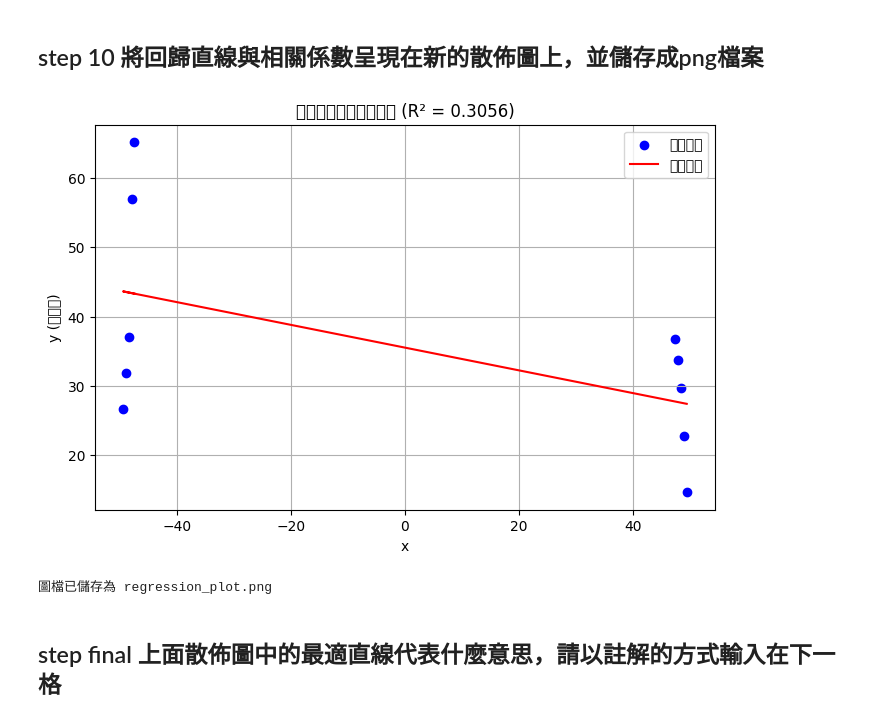
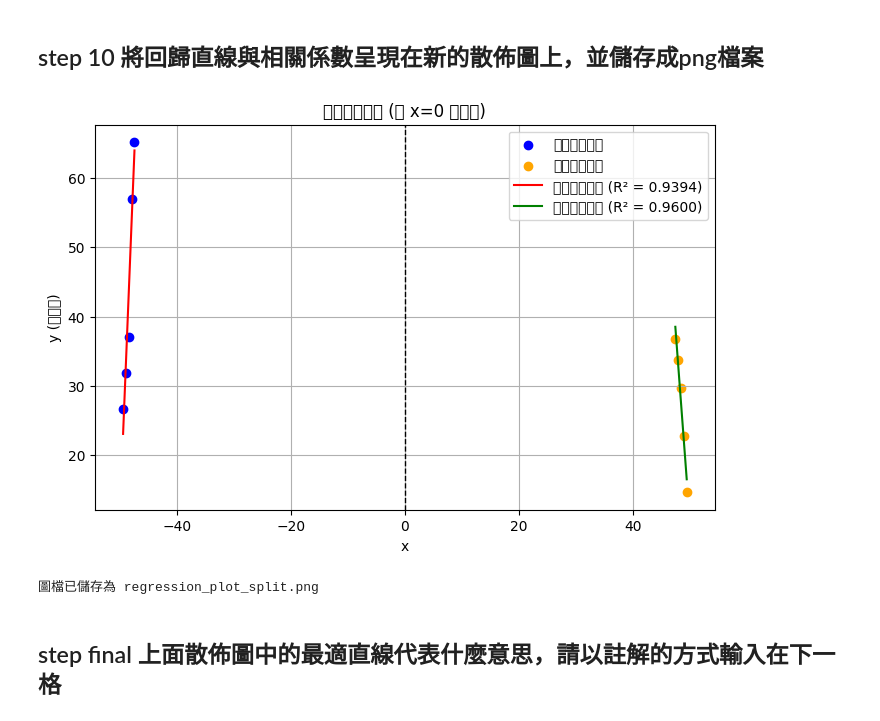
Before and after one commit to 11335184/HOUSE, a Jupyter notebook: 21002report.ipynb, the cells around one changed output. Cells and saved outputs as stored; diff of their text form; code cells hidden in the pictures.

```diff
--- a/21002report.ipynb
+++ b/21002report.ipynb
@@ -187,42 +187,67 @@ R^2 = 0.3056
 # %%
 import numpy as np
 import matplotlib.pyplot as plt
 
 # 假設已有以下變數（前面步驟的結果）
 x = np.array([49.5,49,48.5,48,47.5,-49.5,-49,-48.5,-48,-47.5])
 row_mean = np.array([14.6875,22.85,29.75,33.6875,36.75,26.625,31.8125,37.125,56.9375,65.15])
 
+# 設計矩陣 G，並計算回歸參數
 G = np.column_stack((np.ones_like(x), x))
 d = row_mean
 
-# 計算回歸參數
-m = np.linalg.inv(G.T @ G) @ G.T @ d
+# 分割左右資料
+left_mask = x < 0
+right_mask = x > 0
 
-# 計算預測值
-y_pred = m[0] + m[1] * x
+# 左邊資料回歸
+x_left = x[left_mask]
+y_left = row_mean[left_mask]
+G_left = np.column_stack((np.ones_like(x_left), x_left))
+m_left = np.linalg.inv(G_left.T @ G_left) @ G_left.T @ y_left
+y_pred_left = m_left[0] + m_left[1] * x_left
 
-# 計算 R^2
-rss = np.sum((row_mean - y_pred)**2)
-tss = np.sum((row_mean - np.mean(row_mean))**2)
-R2 = 1 - rss / tss
+# 右邊資料回歸
+x_right = x[right_mask]
+y_right = row_mean[right_mask]
+G_right = np.column_stack((np.ones_like(x_right), x_right))
+m_right = np.linalg.inv(G_right.T @ G_right) @ G_right.T @ y_right
+y_pred_right = m_right[0] + m_right[1] * x_right
+
+# 計算 R² (左邊)
+rss_left = np.sum((y_left - y_pred_left)**2)
+tss_left = np.sum((y_left - np.mean(y_left))**2)
+R2_left = 1 - rss_left / tss_left
+
+# 計算 R² (右邊)
+rss_right = np.sum((y_right - y_pred_right)**2)
+tss_right = np.sum((y_right - np.mean(y_right))**2)
+R2_right = 1 - rss_right / tss_right
 
 # 繪圖
 plt.figure(figsize=(8,5))
-plt.scatter(x, row_mean, color='blue', label='觀測資料')
-plt.plot(x, y_pred, color='red', label='回歸直線')
-plt.title(f"回歸直線與資料散佈圖 (R² = {R2:.4f})")
+plt.scatter(x_left, y_left, color='blue', label='左側觀測資料')
+plt.scatter(x_right, y_right, color='orange', label='右側觀測資料')
+
+# 回歸直線
+plt.plot(x_left, y_pred_left, color='red', label=f'左側回歸直線 (R² = {R2_left:.4f})')
+plt.plot(x_right, y_pred_right, color='green', label=f'右側回歸直線 (R² = {R2_right:.4f})')
+
+plt.axvline(0, color='black', linestyle='--', linewidth=1)
+plt.title("左右回歸直線 (以 x=0 為分界)")
 plt.xlabel('x')
 plt.ylabel('y (平均值)')
 plt.legend()
 plt.grid(True)
 
 # 儲存成 PNG 檔案
-plt.savefig('regression_plot.png', dpi=300)
+plt.savefig('regression_plot_split.png', dpi=300)
 plt.show()
 
-print("圖檔已儲存為 regression_plot.png")
+# 提示已儲存
+print("圖檔已儲存為 regression_plot_split.png")
 # %% [output]
-[figure, old version]
+[figure, new version]
-圖檔已儲存為 regression_plot.png
+圖檔已儲存為 regression_plot_split.png
 # %% [markdown]
 ## step final 上面散佈圖中的最適直線代表什麼意思，請以註解的方式輸入在下一格
```
Also changed, not shown: parts of 2 cells of this notebook.
